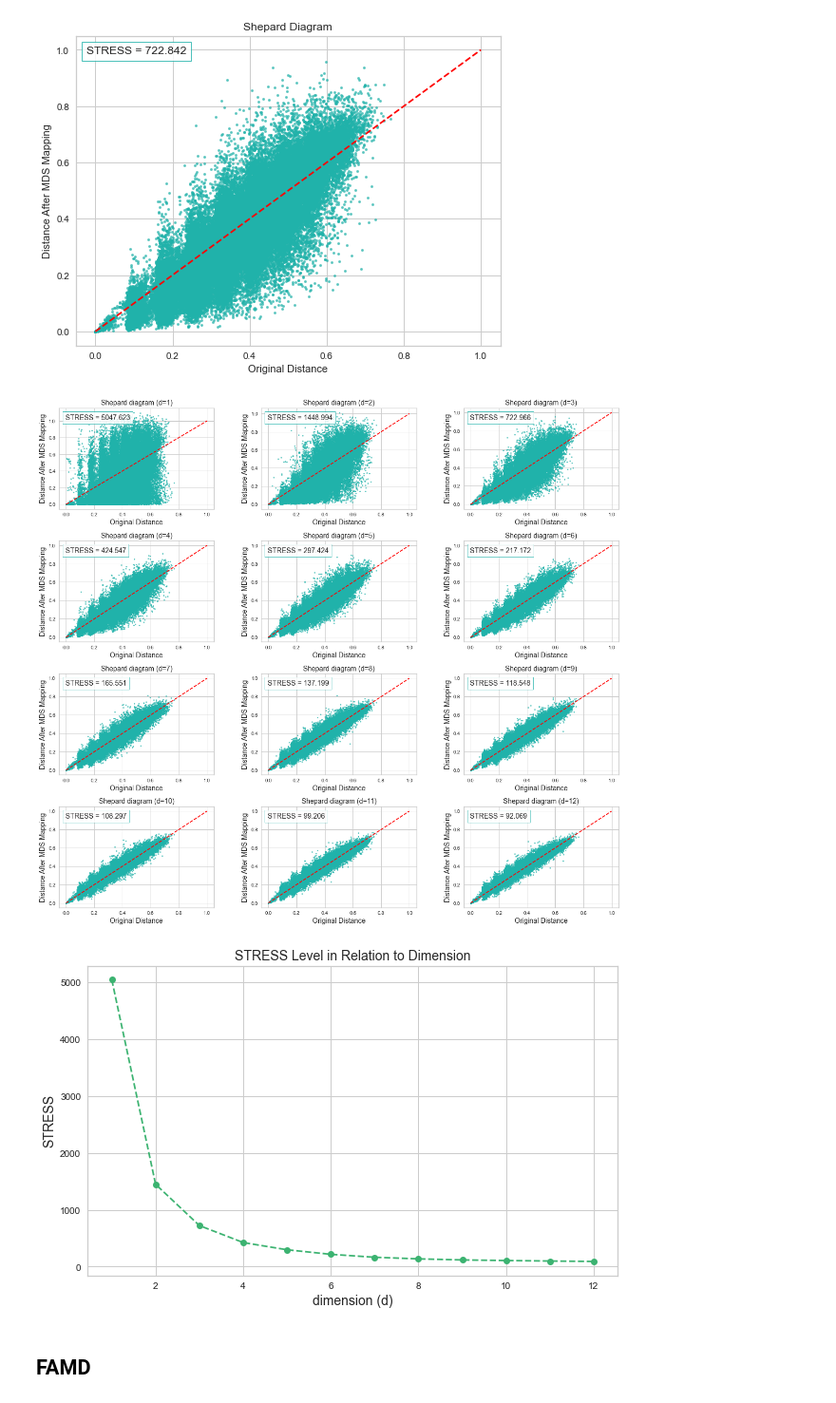
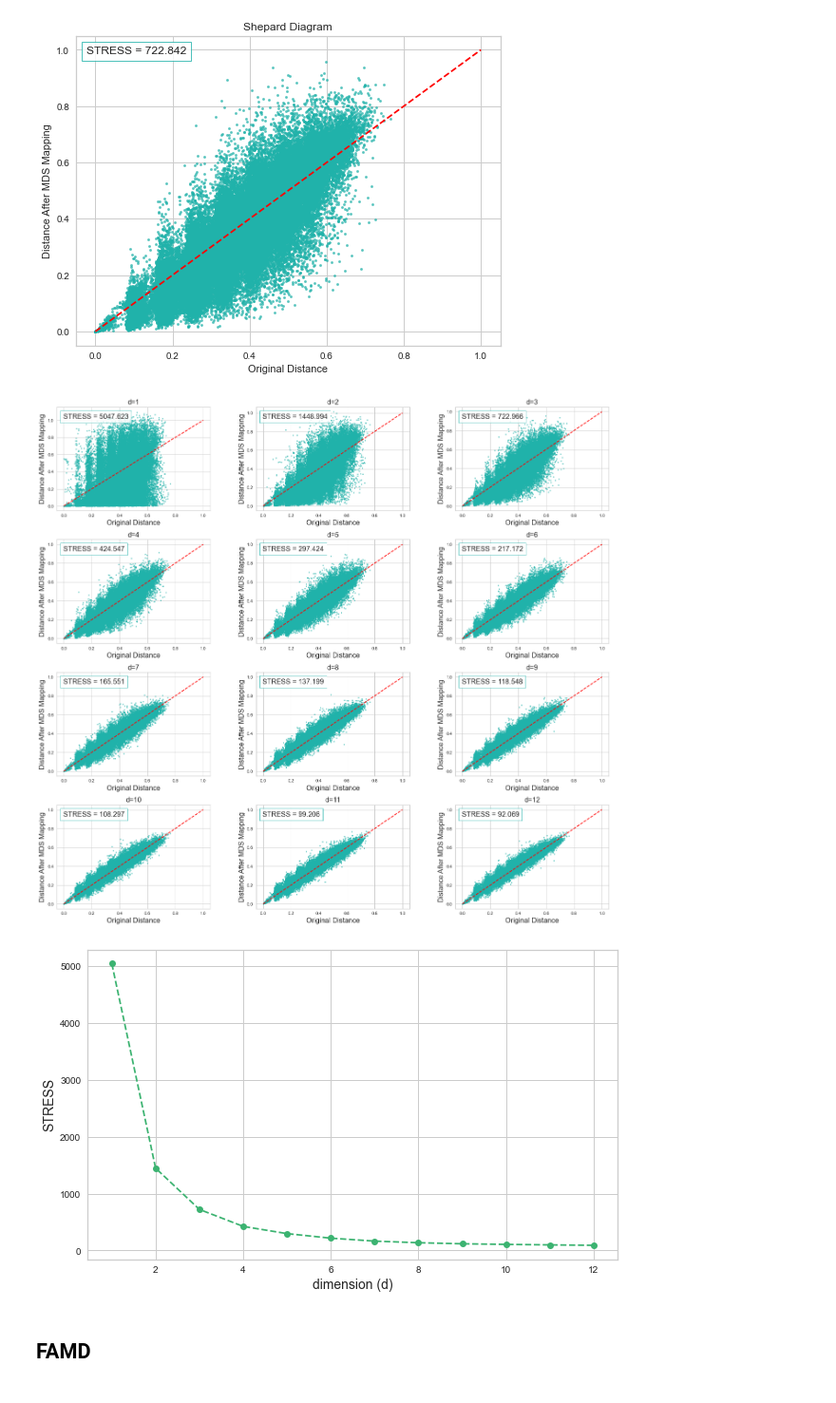
Before and after one commit to Paulina-Iwach/Data_Mining_Project, a Jupyter notebook: Multi-dimensional reduction MDS.ipynb, the cells around one changed output. Shown at 95% size. Saved outputs shown, nothing was run; the diff lists cells and outputs as text; code cells hidden in the pictures.

```diff
--- a/Multi-dimensional reduction MDS.ipynb
+++ b/Multi-dimensional reduction MDS.ipynb
@@ -146,14 +132,13 @@ STRESS: 722.8422199071672 722.9661332675772
 d_max = 12
 stress_vec = np.zeros(d_max)
 
-fig, axs = plt.subplots(4, 3, figsize=(17, 15))
+fig, axs = plt.subplots(4, 3, figsize=(19, 17))
 axs = axs.ravel()
 
 for d in range(1, d_max + 1):
     mds = MDS(n_components=d, dissimilarity="precomputed", random_state=42)
     mds_k = mds.fit_transform(gower_dist)
 
-    # Compute Euclidean distances in the new space
     dist_mds_k = squareform(pdist(mds_k, metric='euclidean'))
 
     # STRESS criterion
@@ -163,17 +148,15 @@ for d in range(1, d_max + 1):
 
     # Shepard diagram
     axs[d-1].scatter(dis_original, dist_mds_k, s=5, c='lightseagreen', alpha=0.5)
-    #axs[d-1].plot([0, max(dis_original.flatten())], [0, max(dis_original.flatten())], color='red', linestyle='dashed')
     axs[d-1].plot([0, 1], color='red', linestyle='dashed')
-    axs[d-1].set_title(f'Shepard diagram (d={d})',fontsize=14)
-    axs[d-1].set_xlabel('Original Distance',fontsize=14)
-    axs[d-1].set_ylabel('Distance After MDS Mapping',fontsize=14)
+    axs[d-1].set_title(f'd={d}',fontsize=16)
+    axs[d-1].set_xlabel('Original Distance',fontsize=16)
+    axs[d-1].set_ylabel('Distance After MDS Mapping',fontsize=16)
     legend = axs[d-1].legend([f'STRESS = {STRESS:.3f}'], loc='upper left',
-                    frameon=True, fancybox=False, handletextpad=0,  handlelength=0,fontsize=14 )
+                    frameon=True, fancybox=False, handletextpad=0,  handlelength=0,fontsize=16)
     frame = legend.get_frame()
     frame.set_edgecolor('lightseagreen')
     frame.set_linewidth(1)
-    #axs[d-1].legend([f'STRESS = {STRESS:.3f}'], loc='upper left')
     axs[d-1].grid(True)
 
 plt.subplots_adjust(wspace=3, hspace=3)
@@ -181,18 +164,17 @@ plt.tight_layout()
 plt.savefig("Dimension_reduction\stress_MDS.jpg", bbox_inches='tight')
 plt.show()
 # %% [output]
-[figure, old version]
+[figure, new version]
 # %%
 plt.figure(figsize=(10, 6))
 plt.plot(range(1, d_max + 1), stress_vec, marker='o', linestyle='--', color='mediumseagreen')
-plt.title('STRESS Level in Relation to Dimension',fontsize=14 )
 plt.xlabel('dimension (d)',fontsize=14 )
 plt.ylabel('STRESS',fontsize=14 )
 plt.grid(True)
 plt.savefig("Dimension_reduction\stress_dimension_relation.jpg", bbox_inches='tight')
 plt.show()
 # %% [output]
-[figure, old version]
+[figure, new version]
 # %% [markdown]
 ## FAMD
 # %%
```
Also changed, not shown: parts of 15 cells of this notebook, 2 other files.
